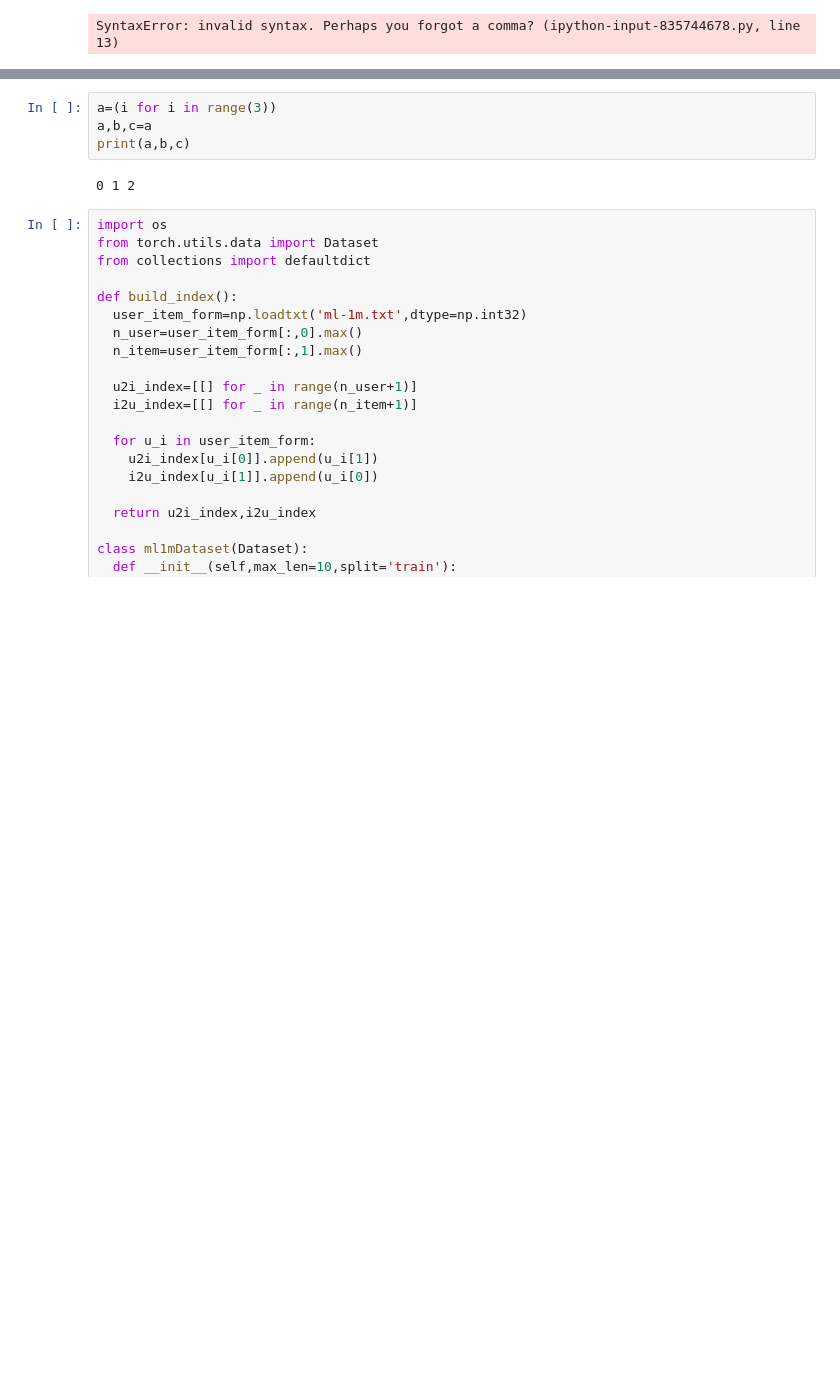
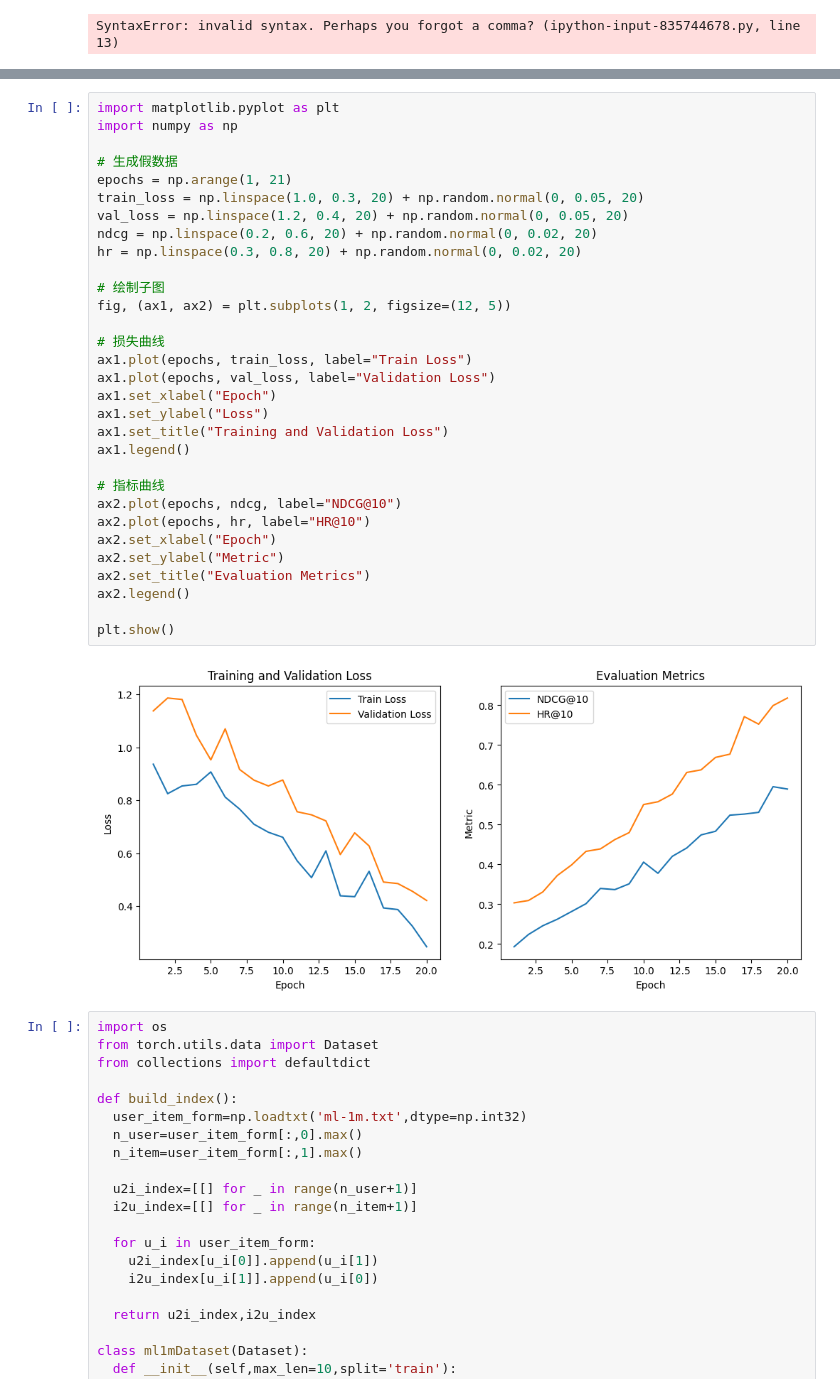
Before and after one commit to ihatethinkingname/dl_practice, a Jupyter notebook: sasrec_practice.ipynb, the cells around one changed output, grey strips where cells are left out. Drawn from its saved outputs; the diff is of its cells as text; blank space fills up the shorter version.

```diff
--- a/sasrec_practice.ipynb
+++ b/sasrec_practice.ipynb
@@ -509,12 +603,39 @@ experiment.end()
 # %% [output]
 missed u:
 {1, 2, 3, 4, 5, 6, 7, 8, 9, 10, 11, 12, 13, 14, 15, 16, 17, 18, 19, 20, 21, 22, 23, 24, 25, 26, 27, 28, 29, 30, 31, 32, 33, 34, 35, 36, 37, 38, 39, 40, 41, 42, 43, 44, 45, 46, 47, 48, 49, 50, 51, 52,  ...
-# %%
-a=(i for i in range(3))
-a,b,c=a
-print(a,b,c)
-# %% [output]
-0 1 2
+# %%
+import matplotlib.pyplot as plt
+import numpy as np
+
+# 生成假数据
+epochs = np.arange(1, 21)
+train_loss = np.linspace(1.0, 0.3, 20) + np.random.normal(0, 0.05, 20)
+val_loss = np.linspace(1.2, 0.4, 20) + np.random.normal(0, 0.05, 20)
+ndcg = np.linspace(0.2, 0.6, 20) + np.random.normal(0, 0.02, 20)
+hr = np.linspace(0.3, 0.8, 20) + np.random.normal(0, 0.02, 20)
+
+# 绘制子图
+fig, (ax1, ax2) = plt.subplots(1, 2, figsize=(12, 5))
+
+# 损失曲线
+ax1.plot(epochs, train_loss, label="Train Loss")
+ax1.plot(epochs, val_loss, label="Validation Loss")
+ax1.set_xlabel("Epoch")
+ax1.set_ylabel("Loss")
+ax1.set_title("Training and Validation Loss")
+ax1.legend()
+
+# 指标曲线
+ax2.plot(epochs, ndcg, label="NDCG@10")
+ax2.plot(epochs, hr, label="HR@10")
+ax2.set_xlabel("Epoch")
+ax2.set_ylabel("Metric")
+ax2.set_title("Evaluation Metrics")
+ax2.legend()
+
+plt.show()
+# %% [output]
+[figure, added]
 # %%
 import os
 from torch.utils.data import Dataset
```
Also changed, not shown: parts of 2 cells of this notebook.
